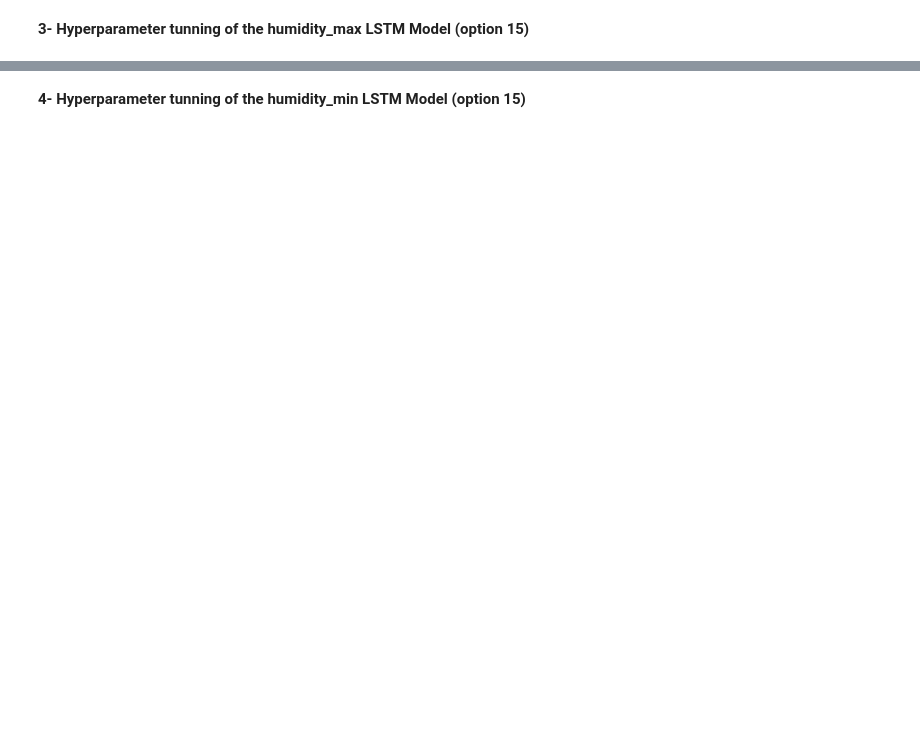
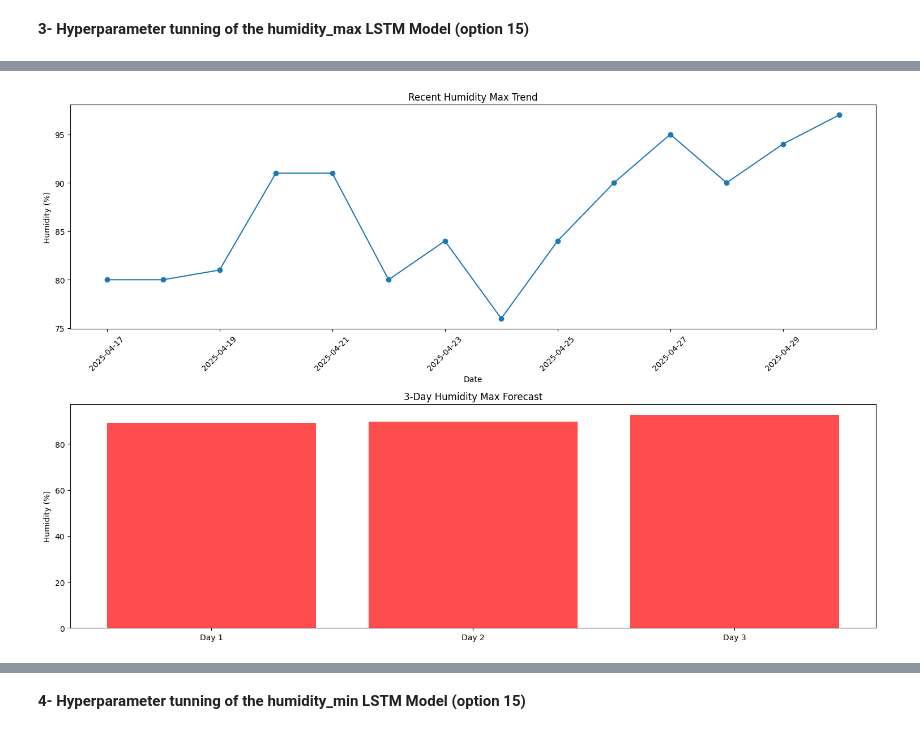
Before and after one commit to AhlemBrinsi/Final-Studies-Project-First-Part-Leveraging-Meteorological-Data-for-Agricultural-Risk-Prevention, a Jupyter notebook: version 6 final LSTM models/final_models_code.ipynb, the cells around one changed output, grey strips where cells are left out. Cells and saved outputs as stored; diff of their text form; code cells hidden in the pictures; blank space fills up the shorter version.

```diff
--- a/version 6 final LSTM models/final_models_code.ipynb
+++ b/version 6 final LSTM models/final_models_code.ipynb
@@ -1056,0 +2671,82 @@ model_folder = save_lstm_model(model, model_name="BestMaximumTemperatureLSTM_Mod
+# %%
+def make_predictions_and_visualize(model, df):
+    """Make predictions and create visualizations for min temperature only"""
+    import matplotlib.pyplot as plt
+    from datetime import timedelta
+    import pandas as pd
+    import numpy as np
+
+    print("\n🔮 Making 3-day Maximum humidity forecast...")
+    print("-" * 50)
+
+    # Get only the features used during training
+    feature_cols = model.feature_cols
+
+    # Pull only the last `sequence_length` rows
+    recent_data = df[feature_cols].tail(model.sequence_length).copy()
+
+    # Ensure numeric and same dtype
+    recent_data = recent_data.apply(pd.to_numeric, errors='coerce').dropna()
+
+    # If any rows dropped, re-pad from the top
+    if len(recent_data) < model.sequence_length:
+        padding_needed = model.sequence_length - len(recent_data)
+        padding = np.zeros((padding_needed, len(feature_cols)))
+        recent_data = np.vstack([padding, recent_data.values])
+    else:
+        recent_data = recent_data.values
+
+    # Final shape must be (1, sequence_length, num_features)
+    recent_data = recent_data.reshape(1, model.sequence_length, len(feature_cols)).astype(np.float32)
+
+    try:
+        # Get temperature/humidity predictions
+        temp_humidity_results = model.predict_future(recent_data)
+
+        # Get next 3 days
+        last_date = pd.to_datetime(df['date']).max()
+        next_3_dates = [last_date + timedelta(days=i+1) for i in range(3)]
+        days_and_dates = [(d.strftime('%A'), d.strftime('%Y-%m-%d')) for d in next_3_dates]
+
+        print("📅 3-Day Maximum Humidity Forecast:")
+        for i, (day, date) in enumerate(days_and_dates):
+            print(f"  {day:10} ({date}):")
+            for target_name in model.available_targets:
+                value = temp_humidity_results[target_name][i]
+                print(f"     🌡️ {target_name}: {value:.2f}")
+
+        # Visualization
+        fig, axes = plt.subplots(2, 1, figsize=(15, 10))
+
+        # Plot recent humidity trends
+        if 'relative_humidity_2m_max (%)' in df.columns:
+            recent_temp = df[['date', 'relative_humidity_2m_max (%)']].tail(14)
+            recent_temp['date'] = pd.to_datetime(recent_temp['date'])
+            axes[0].plot(recent_temp['date'], recent_temp['relative_humidity_2m_max (%)'], 'o-')
+            axes[0].set_title('Recent Humidity Max Trend')
+            axes[0].set_xlabel('Date')
+            axes[0].set_ylabel('Humidity (%)')
+            axes[0].tick_params(axis='x', rotation=45)
+
+        # Plot forecast humidity
+        forecast_days = [f"Day {i+1}" for i in range(3)]
+        if 'relative_humidity_2m_max (%)' in temp_humidity_results:
+            temp_forecast = temp_humidity_results['relative_humidity_2m_max (%)']
+            axes[1].bar(forecast_days, temp_forecast, color='red', alpha=0.7)
+            axes[1].set_title('3-Day Humidity Max Forecast')
+            axes[1].set_ylabel('Humidity (%)')
+
+        plt.tight_layout()
+        plt.show()
+
+        return temp_humidity_results
+
+    except Exception as e:
+        print(f"❌ Prediction error: {e}")
+        return None
+
+
+# Usage example:
+
+predictions = make_predictions_and_visualize(model, df)
+# %% [output]
@@ -1056,0 +2762 @@ model_folder = save_lstm_model(model, model_name="BestMaximumTemperatureLSTM_Mod
+[figure, added]
```
Also changed, not shown: parts of 15 cells of this notebook, 15 other files.
